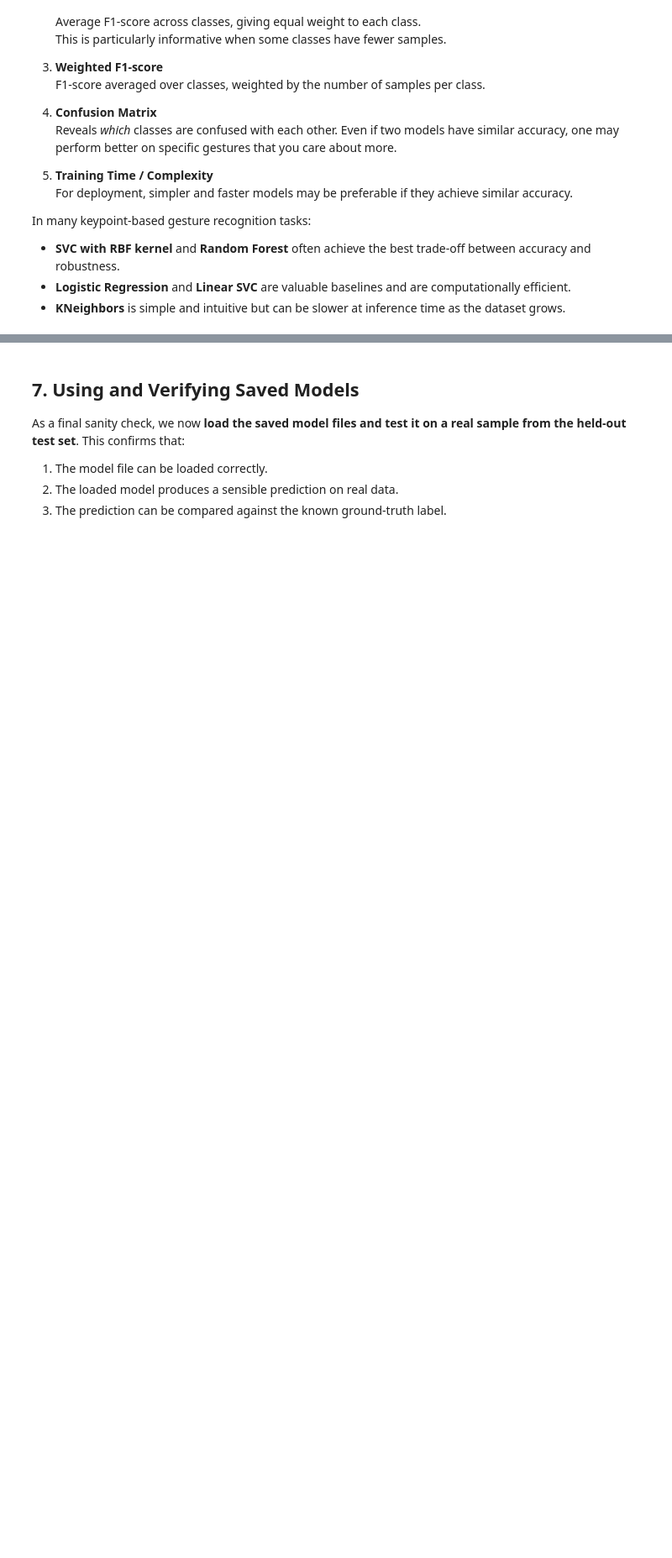
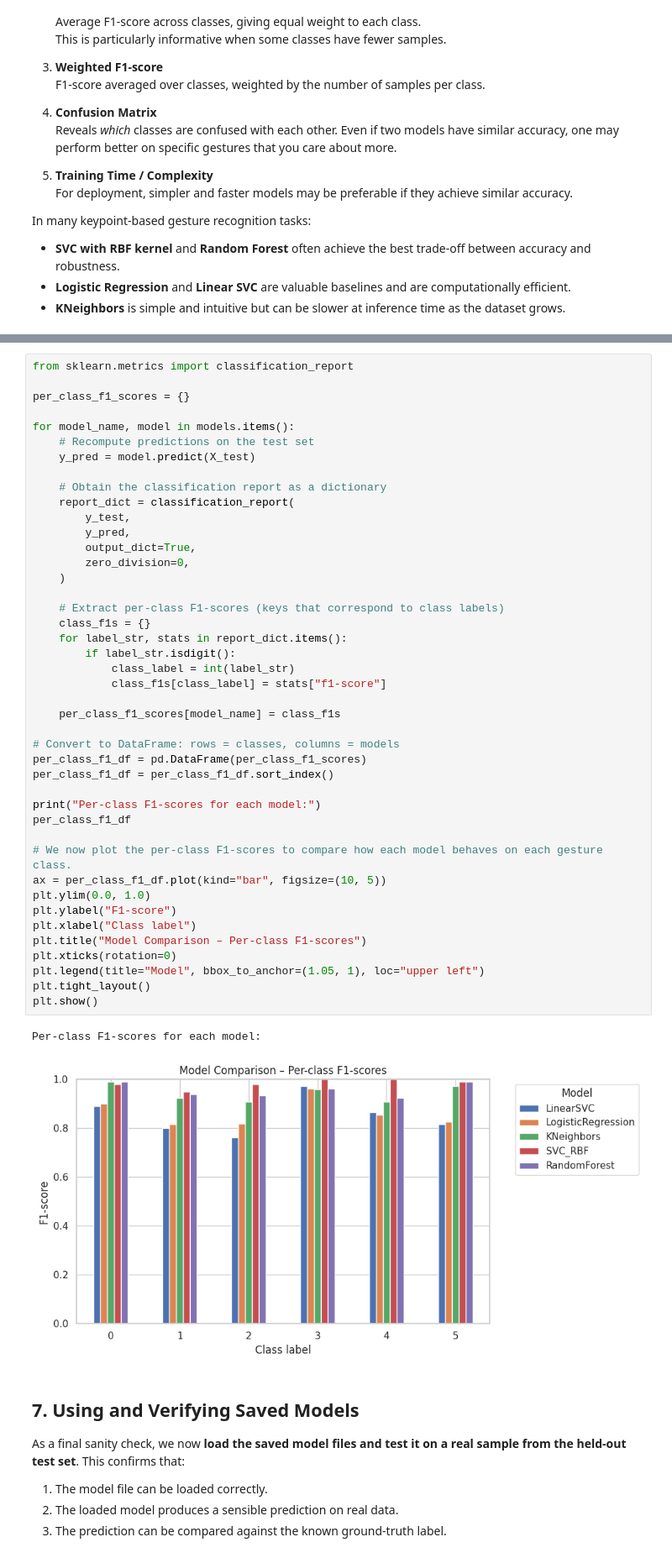
Before and after one commit to NatBrian/mediapipe-hand-recognition, a Jupyter notebook: notebooks/keypoint_training_baseline.ipynb, the cells around one changed output, grey strips where cells are left out. Shown at 84% size. Drawn from its saved outputs; the diff is of its cells as text; blank space fills up the shorter version.

```diff
--- a/notebooks/keypoint_training_baseline.ipynb
+++ b/notebooks/keypoint_training_baseline.ipynb
@@ -554,3 +718,49 @@ In many keypoint-based gesture recognition tasks:
+# %%
+from sklearn.metrics import classification_report
+
+per_class_f1_scores = {}
+
+for model_name, model in models.items():
+    # Recompute predictions on the test set
+    y_pred = model.predict(X_test)
+
+    # Obtain the classification report as a dictionary
+    report_dict = classification_report(
+        y_test,
+        y_pred,
+        output_dict=True,
+        zero_division=0,
+    )
+
+    # Extract per-class F1-scores (keys that correspond to class labels)
+    class_f1s = {}
+    for label_str, stats in report_dict.items():
+        if label_str.isdigit():
+            class_label = int(label_str)
+            class_f1s[class_label] = stats["f1-score"]
+
+    per_class_f1_scores[model_name] = class_f1s
+
+# Convert to DataFrame: rows = classes, columns = models
+per_class_f1_df = pd.DataFrame(per_class_f1_scores)
+per_class_f1_df = per_class_f1_df.sort_index()
+
+print("Per-class F1-scores for each model:")
+per_class_f1_df
+
+# We now plot the per-class F1-scores to compare how each model behaves on each gesture class.
+ax = per_class_f1_df.plot(kind="bar", figsize=(10, 5))
+plt.ylim(0.0, 1.0)
+plt.ylabel("F1-score")
+plt.xlabel("Class label")
+plt.title("Model Comparison – Per-class F1-scores")
+plt.xticks(rotation=0)
+plt.legend(title="Model", bbox_to_anchor=(1.05, 1), loc="upper left")
+plt.tight_layout()
+plt.show()
+# %% [output]
+Per-class F1-scores for each model:
+[figure, added]
 # %% [markdown]
 ## 7. Using and Verifying Saved Models
 
```
Also changed, not shown: parts of 14 cells of this notebook.
